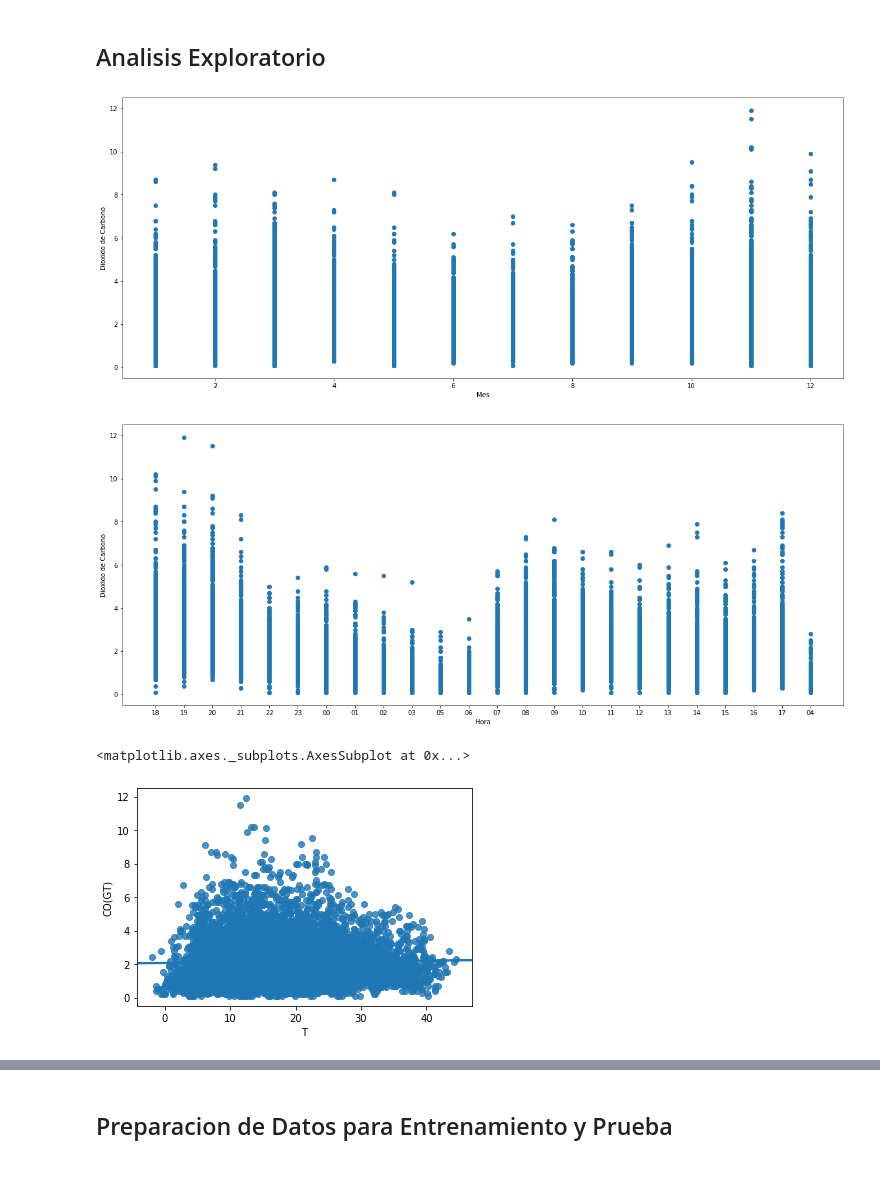
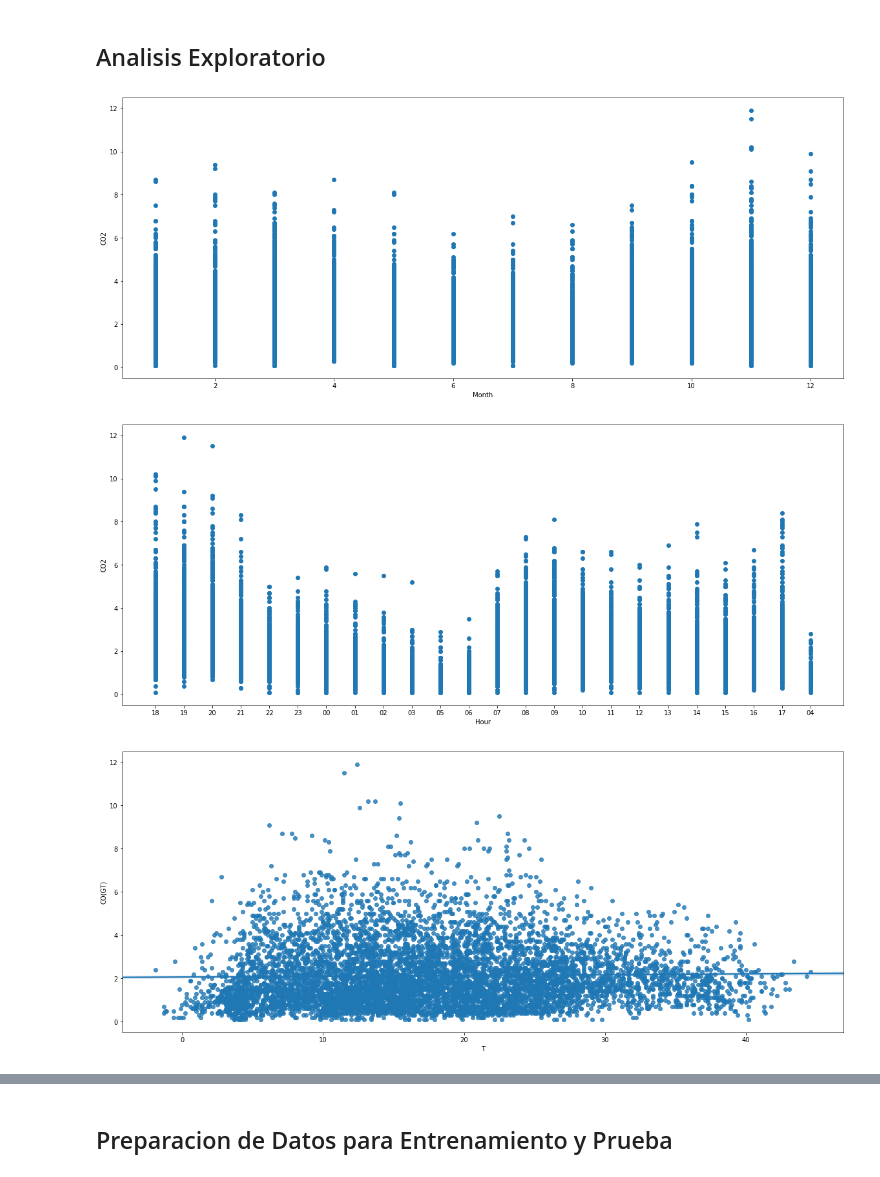
Before and after one commit to Axel9994/Prediccion-de-Dioxido-de-Carbono-en-Aire, a Jupyter notebook: Prediccion de Dioxido de Carbono en Aire.ipynb, the cells around one changed output, grey strips where cells are left out. Saved outputs shown, nothing was run; the diff lists cells and outputs as text; code cells hidden in the pictures.

Commit message:
Ajustes Realizados en Campo Horas y Mejoras a las Graficas

```diff
--- a/Prediccion de Dioxido de Carbono en Aire.ipynb
+++ b/Prediccion de Dioxido de Carbono en Aire.ipynb
@@ -120,3 +120,5 @@ air_quality['AH'] = air_quality['AH'].astype(float)
 # %%
 air_quality = air_quality[['Month', 'Hour', 'CO(GT)', 'T', 'RH', 'AH']]
 air_quality.dropna(axis = 0, inplace = True)
+# %%
+air_quality['Hour'] = air_quality['Hour'].astype(float)
@@ -130,23 +142,24 @@ air_quality.shape
 ## Analisis Exploratorio
 # %%
 plt.figure(figsize = (20,8))
-plt.scatter(x = air_quality.Month, y = air_quality['CO(GT)'])
-plt.xlabel('Mes')
-plt.ylabel('Dioxido de Carbono')
+plt.scatter(x=air_quality.Month, y=air_quality['CO(GT)'])
+plt.xlabel('Month')
+plt.ylabel('CO2')
 plt.show()
 # %% [output]
-[figure, old version]
+[figure, new version]
 # %%
 plt.figure(figsize = (20,8))
-plt.scatter(x = air_quality.Hour, y = air_quality['CO(GT)'])
-plt.xlabel('Hora')
-plt.ylabel('Dioxido de Carbono')
+plt.scatter(x=air_quality.Hour, y=air_quality['CO(GT)'])
+plt.xlabel('Hour')
+plt.ylabel('CO2')
 plt.show()
 # %% [output]
-[figure, old version]
+[figure, new version]
 # %%
+plt.figure(figsize = (20,8))
 sns.regplot(x='T', y='CO(GT)', data=air_quality)
+plt.show()
 # %% [output]
-<matplotlib.axes._subplots.AxesSubplot at 0x...>
-[figure, old version]
+[figure, new version]
 # %%
```
Also changed, not shown: parts of 3 cells of this notebook.
